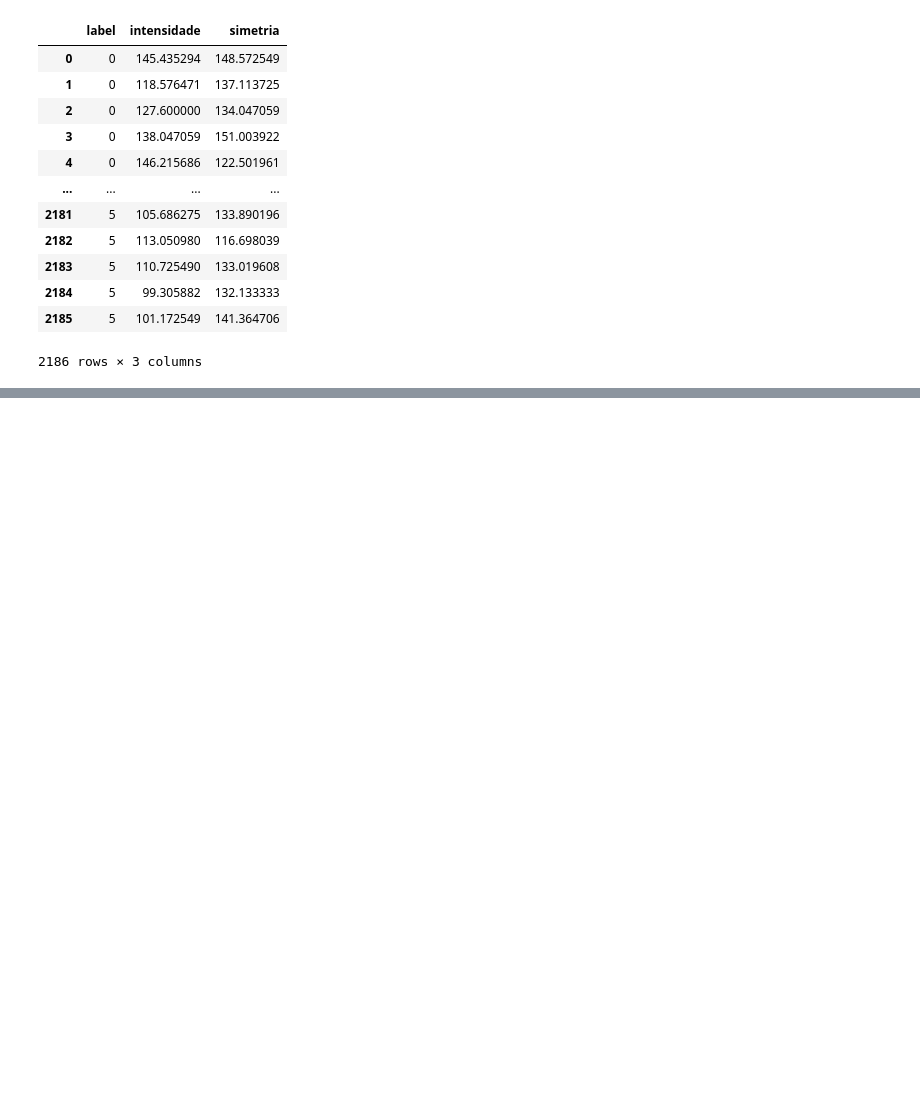
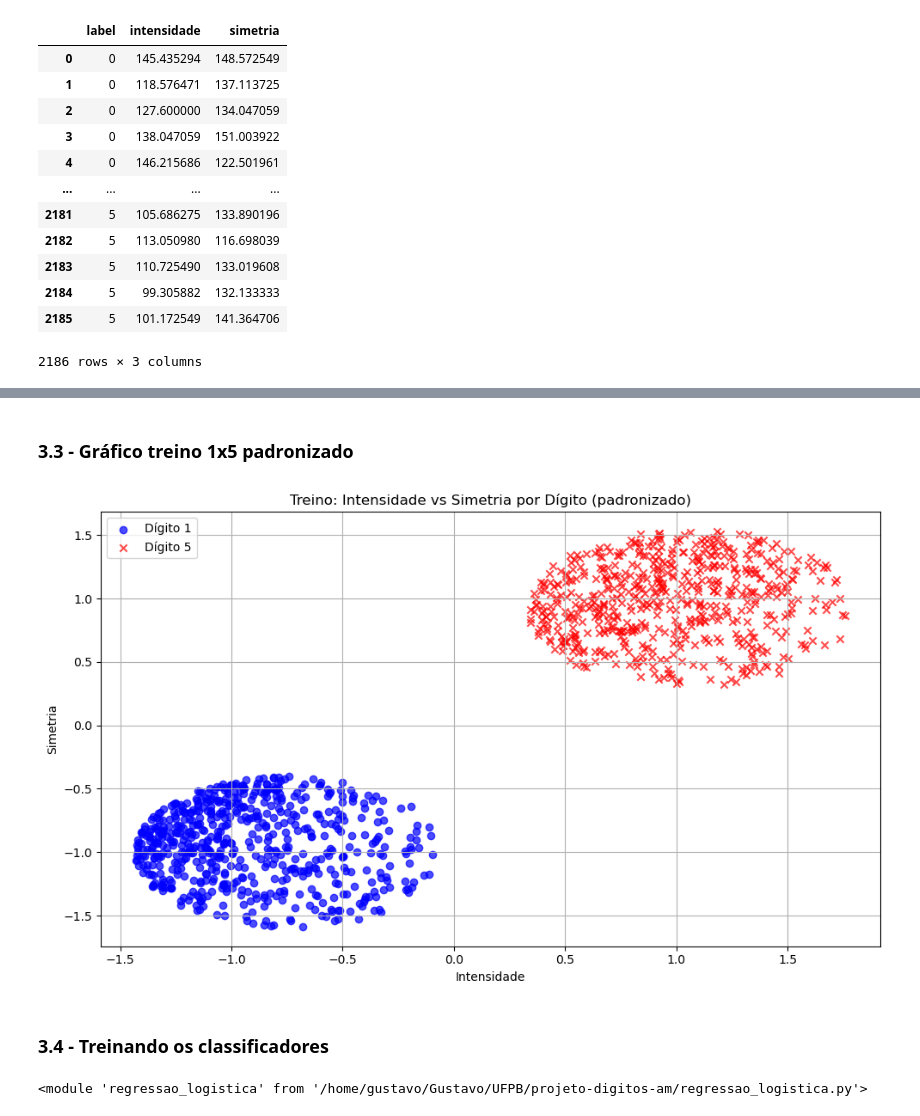
Before and after one commit to gustavojohan/projeto-digitos-am, a Jupyter notebook: Untitled.ipynb, the cells around one changed output, grey strips where cells are left out. Drawn from its saved outputs; the diff is of its cells as text; code cells hidden in the pictures; blank space fills up the shorter version.

```diff
--- a/Untitled.ipynb
+++ b/Untitled.ipynb
@@ -132,0 +186,3 @@ plt.show()
+# %%
+df_train1x5 = df_train_redu[(df_train_redu['label'] == 1) | (df_train_redu['label'] == 5)]
+df_train1x5
@@ -132,0 +239,10 @@ plt.show()
+# %%
+def calc_media_desvio(df, colunas):
+    medias = df[colunas].mean()
+    desvios = df[colunas].std(ddof=0)
+    return medias, desvios
+
+def padroniza_dados(df, colunas, medias, desvios):
+    df_novo = df.copy()
+    df_novo[colunas] = (df_novo[colunas] - medias) / desvios
+    return df_novo
@@ -132,0 +251,5 @@ plt.show()
+# %%
+colunas = ['intensidade', 'simetria']
+medias, desvios = calc_media_desvio(df_train1x5, colunas)
+df_train1x5_padronizado = padroniza_dados(df_train1x5, colunas, medias, desvios)
+df_train1x5_padronizado
@@ -132,0 +289,30 @@ plt.show()
+# %% [markdown]
+### 3.3 - Gráfico treino 1x5 padronizado
+# %%
+marcadores = {
+    1: {'color': 'b', 'marker': 'o'},
+    5: {'color': 'r', 'marker': 'x'},
+}
+
+# Cria o gráfico
+plt.figure(figsize=(10, 6))
+
+# Plota os dados separadamente por label
+for label, cfg in marcadores.items():
+    subset = df_train1x5_padronizado[df_train1x5_padronizado['label'] == label]
+    plt.scatter(subset['intensidade'], subset['simetria'], c=cfg['color'], label=f'Dígito {label}', marker=cfg['marker'], alpha=0.7)
+
+
+# Personaliza o gráfico
+plt.title('Treino: Intensidade vs Simetria por Dígito (padronizado)')
+plt.xlabel('Intensidade')
+plt.ylabel('Simetria')
+plt.legend()
+plt.grid(True)
+plt.tight_layout()
+
+plt.show()
+# %% [output]
+[figure, added]
+# %% [markdown]
+### 3.4 - Treinando os classificadores
@@ -132,0 +334,7 @@ plt.show()
+# %%
+import importlib
+importlib.reload(perceptron)
+importlib.reload(regressao_linear)
+importlib.reload(regressao_logistica)
+# %% [output]
+<module 'regressao_logistica' from '/home/gustavo/Gustavo/UFPB/projeto-digitos-am/regressao_logistica.py'>
```
Also changed, not shown: parts of 51 cells of this notebook, 4 other files.
